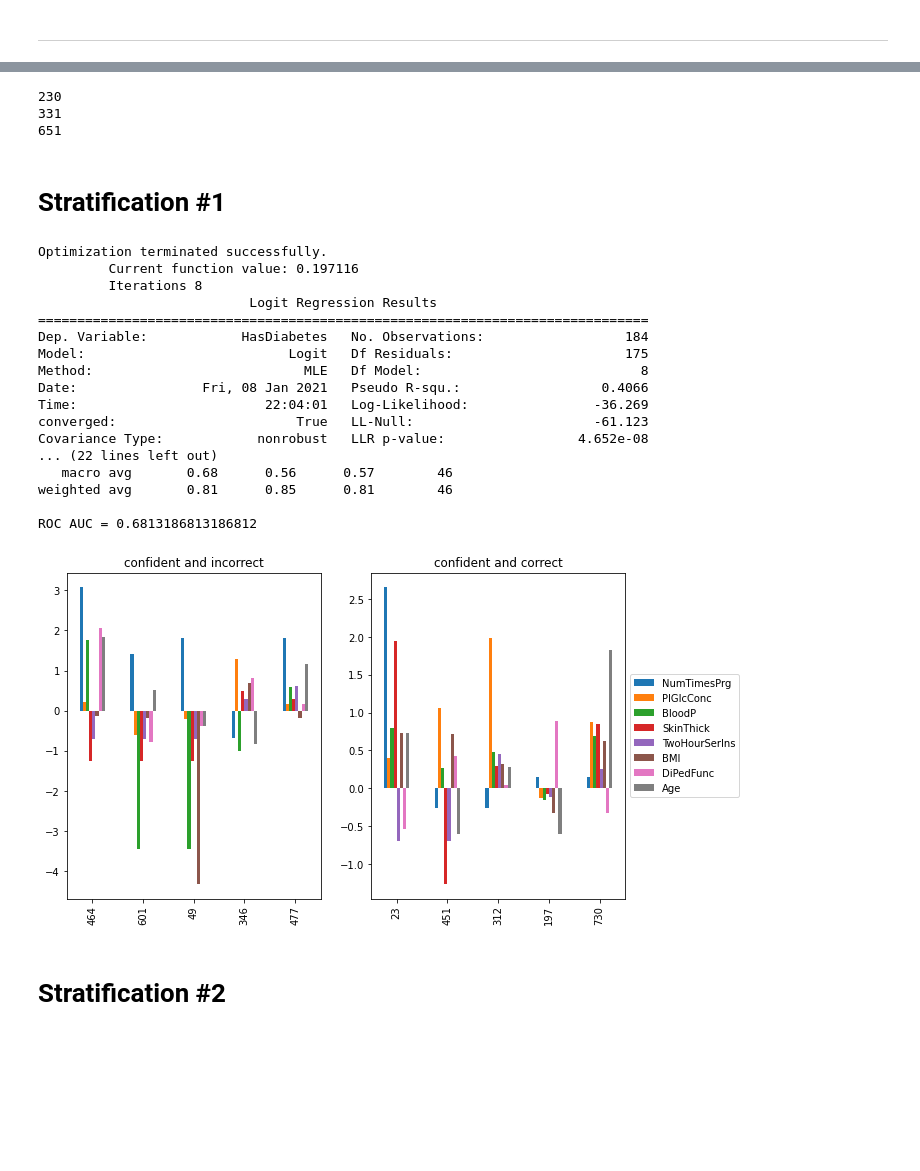
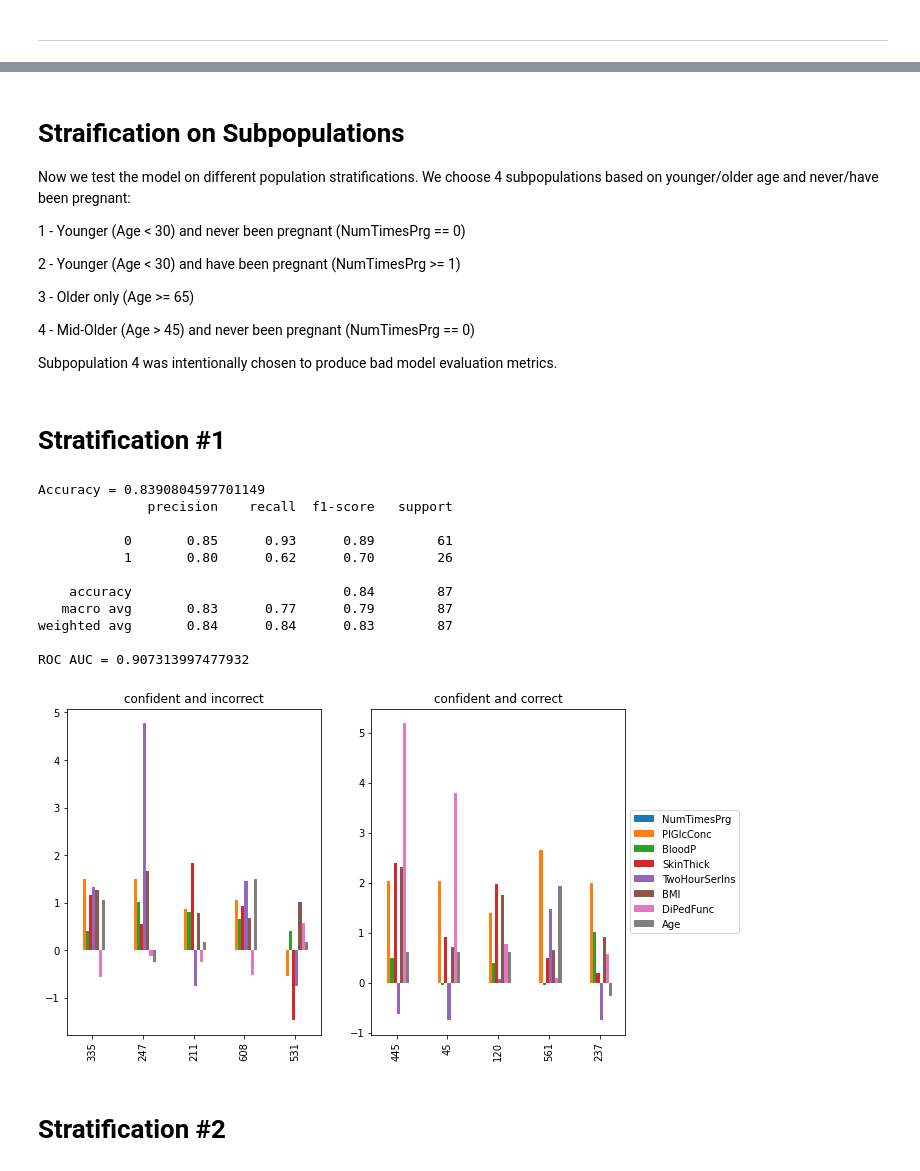
Before and after one commit to beaunorgeot/MI-CLAIM, a Jupyter notebook: MI_CLAIM_pima_population_stratification_analysis.ipynb, the cells around one changed output, grey strips where cells are left out. Drawn from its saved outputs; the diff is of its cells as text; code cells hidden in the pictures; blank space fills up the shorter version.

Commit message:
update test stratifications

```diff
--- a/MI_CLAIM_pima_population_stratification_analysis.ipynb
+++ b/MI_CLAIM_pima_population_stratification_analysis.ipynb
@@ -151,39 +131,41 @@ We also confirm these subpopulations have sufficient counts (~ >100) to avoid to
-# %%
-pop1_df = df[(df['Age'] < 40) & (df['BMI'] < 30)]
-pop2_df = df[(df['Age'] < 40) & (df['BMI'] >= 30)]
-pop3_df = df[(df['BMI'] >= 25)]
-
-print(len(pop1_df))
-print(len(pop2_df))
-print(len(pop3_df))
-# %% [output]
-230
-331
-651
+# %% [markdown]
+# Straification on Subpopulations
+
+Now we test the model on different population stratifications. We choose 4 subpopulations based on younger/older age and never/have been pregnant:
+
+1 - Younger (Age < 30) and never been pregnant (NumTimesPrg == 0)
+
+2 - Younger (Age < 30) and have been pregnant (NumTimesPrg >= 1)
+
+3 - Older only (Age >= 65)
+
+4 - Mid-Older (Age > 45) and never been pregnant (NumTimesPrg == 0)
+
+Subpopulation 4 was intentionally chosen to produce bad model evaluation metrics.
+# %%
+# Good population stratifications
+df_test_strat1 = df[(df['Age'] < 30) & (df['NumTimesPrg'] == 0)]
+df_test_strat2 = df[(df['Age'] < 30) & (df['NumTimesPrg'] >= 1)]
+df_test_strat3 = df[(df['Age'] >= 65)]
+# Bad population stratifications
+df_test_strat4 = df[(df['Age'] > 45) & (df['NumTimesPrg'] == 0)]
 # %% [markdown]
 # Stratification #1
-# %%
-pop1_df_train, pop1_df_test = train_test_split(pop1_df, test_size=0.2, random_state=0)
-
-train_and_test(pop1_df_train, pop1_df_test)
-# %% [output]
-Optimization terminated successfully.
-         Current function value: 0.197116
-         Iterations 8
-                           Logit Regression Results
-==============================================================================
-Dep. Variable:            HasDiabetes   No. Observations:                  184
-Model:                          Logit   Df Residuals:                      175
-Method:                           MLE   Df Model:                            8
-Date:                Fri, 08 Jan 2021   Pseudo R-squ.:                  0.4066
-Time:                        22:04:01   Log-Likelihood:                -36.269
-converged:                       True   LL-Null:                       -61.123
-Covariance Type:            nonrobust   LLR p-value:                 4.652e-08
-... (22 lines left out)
-   macro avg       0.68      0.56      0.57        46
-weighted avg       0.81      0.85      0.81        46
-
-ROC AUC = 0.6813186813186812
-[figure, removed]
+# %%
+res = predict_and_evaluate(df_test_strat1, model)
+plot_topk(res)
+# %% [output]
+Accuracy = 0.8390804597701149
+              precision    recall  f1-score   support
+
+           0       0.85      0.93      0.89        61
+           1       0.80      0.62      0.70        26
+
+    accuracy                           0.84        87
+   macro avg       0.83      0.77      0.79        87
+weighted avg       0.84      0.84      0.83        87
+
+ROC AUC = 0.907313997477932
+[figure, added]
 # %% [markdown]
 # Stratification #2
```
Also changed, not shown: parts of 21 cells of this notebook.
